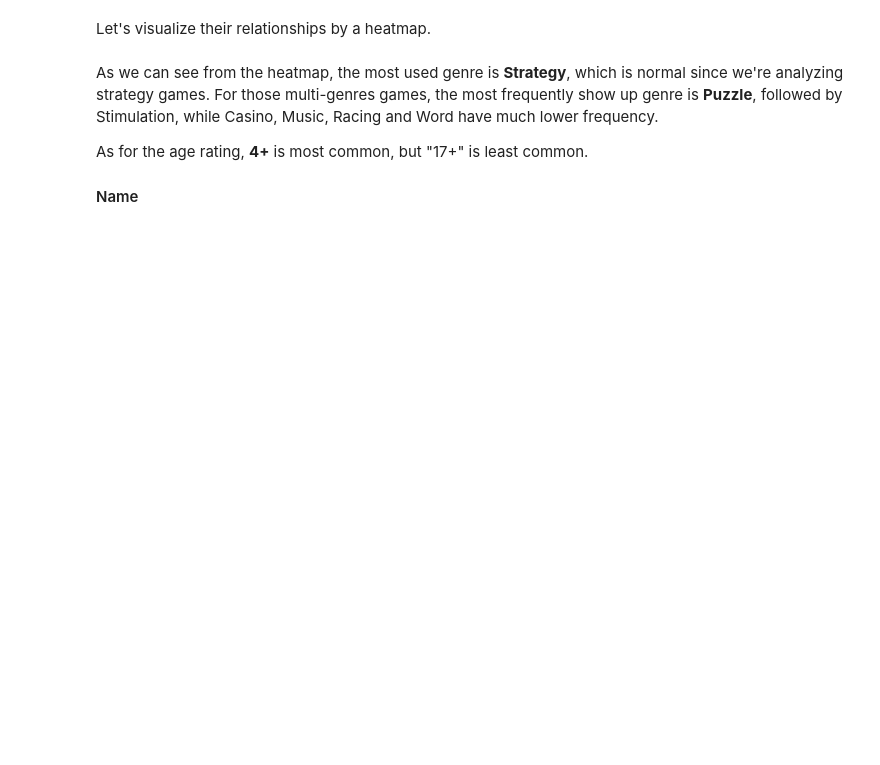
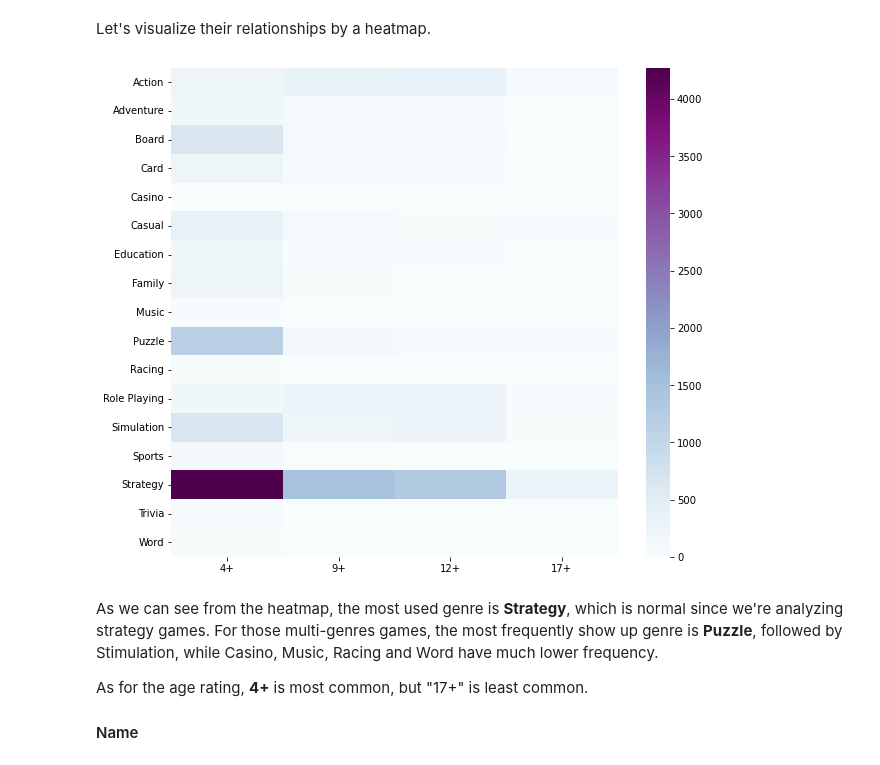
Before and after one commit to eeliuqin/data-analysis, a Jupyter notebook: project-3-mobile-strategy-games.ipynb, the cells around one changed output. Cells and saved outputs as stored; diff of their text form; code cells hidden in the pictures; blank space fills up the shorter version.

```diff
--- a/project-3-mobile-strategy-games.ipynb
+++ b/project-3-mobile-strategy-games.ipynb
@@ -253,9 +348,11 @@ genre_relationships
 Let's visualize their relationships by a heatmap.
 # %%
 # create a heatmap
-plt.figure(figsize=(9, 5))
+plt.figure(figsize=(10, 9))
 sns.heatmap(genre_relationships, cmap="BuPu")
 plt.show()
+# %% [output]
+[figure, added]
 # %% [markdown]
 As we can see from the heatmap, the most used genre is **Strategy**, which is normal since we're analyzing strategy games. For those multi-genres games, the most frequently show up genre is **Puzzle**, followed by Stimulation, while Casino, Music, Racing and Word have much lower frequency.
 
```
Also changed, not shown: parts of 27 cells of this notebook.
